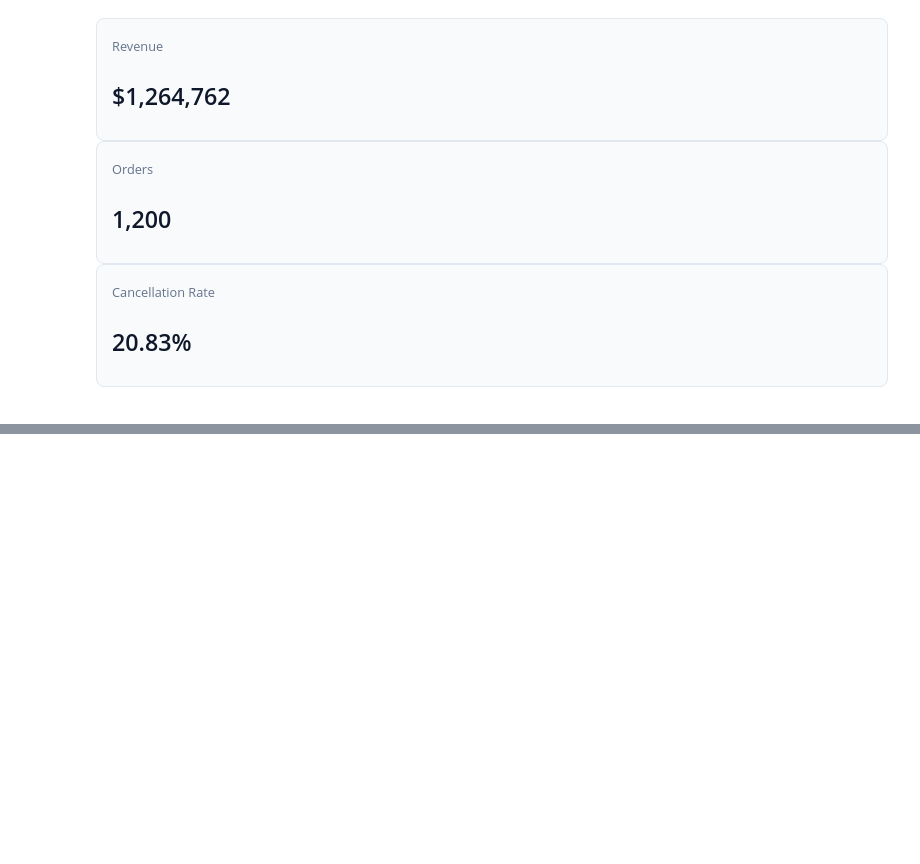
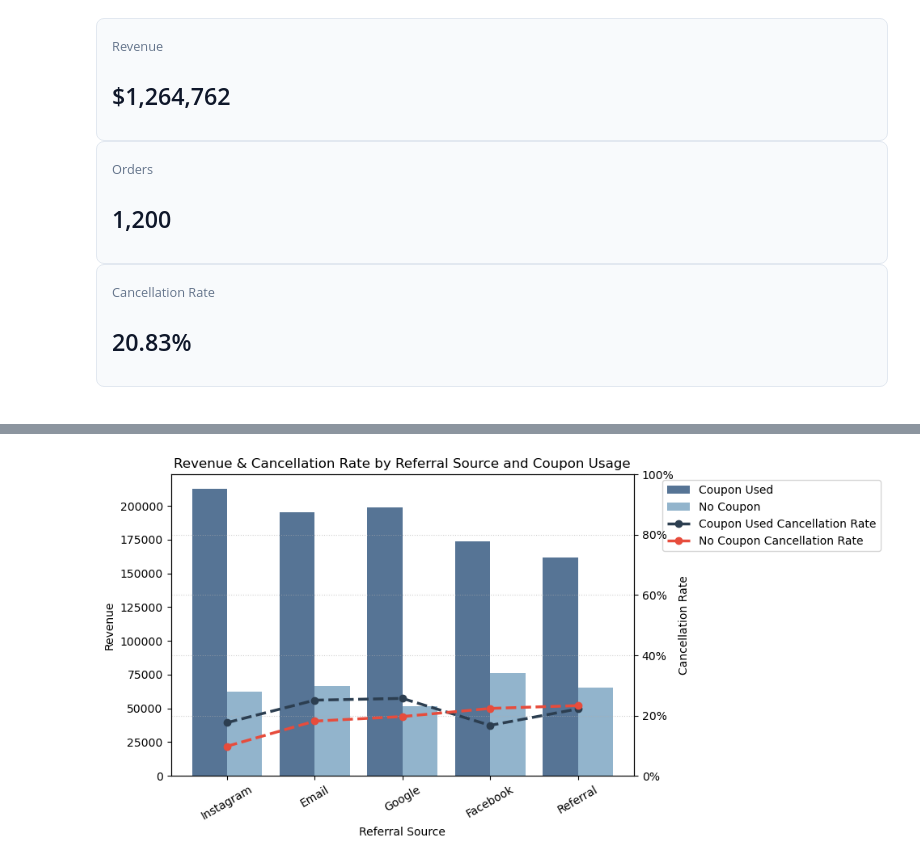
Before and after one commit to nechamamarkovitz/Ecommerce_analysis_sql, a Jupyter notebook: E_Commerce_Orders.ipynb, the cells around one changed output, grey strips where cells are left out. Saved outputs shown, nothing was run; the diff lists cells and outputs as text; code cells hidden in the pictures; blank space fills up the shorter version.

```diff
--- a/E_Commerce_Orders.ipynb
+++ b/E_Commerce_Orders.ipynb
@@ -365,0 +261,96 @@ Marketing efforts via Instagram should be further analyzed for customer lifetime
+# %%
+# Referral Source
+referral_data = filtered_df.groupby(
+    ["ReferralSource", "CouponStatus"],
+    as_index=False
+).agg(
+    revenue=("TotalPrice", "sum"),
+    cancellation_rate=("OrderStatus", lambda x: (x == "Cancelled").mean())
+)
+
+referral_order = referral_data.groupby("ReferralSource")["revenue"] \
+    .sum() \
+    .sort_values(ascending=False) \
+    .index
+
+referral_data["ReferralSource"] = pd.Categorical(
+    referral_data["ReferralSource"],
+    categories=referral_order,
+    ordered=True
+)
+referral_data = referral_data.sort_values("ReferralSource")
+
+# Create Matplotlib Figure with Dual Axis
+fig, ax1 = plt.subplots(figsize=(10, 5))
+
+# Revenue Bars
+sns.barplot(
+    data=referral_data,
+    x="ReferralSource",
+    y="revenue",
+    hue="CouponStatus",
+    palette=bar_colors,
+    ax=ax1,
+    alpha=0.85
+)
+
+ax1.set_title("Revenue & Cancellation Rate by Referral Source and Coupon Usage")
+ax1.set_xlabel("Referral Source")
+ax1.set_ylabel("Revenue")
+ax1.tick_params(axis='x', rotation=30)
+ax1.grid(False)
+
+# Create Secondary Y axis for Cancellation Rate Line
+ax2 = ax1.twinx()
+
+# Cancellation Rate Lines & Markers for each coupon status
+for coupon in referral_data["CouponStatus"].unique():
+    subset = referral_data[referral_data["CouponStatus"] == coupon]
+    ax2.plot(
+        subset["ReferralSource"],
+        subset["cancellation_rate"],
+        label=f"{coupon} Cancellation Rate",
+        color=line_colors.get(coupon, "#333333"),
+        linestyle="--",
+        linewidth=2.5,
+        marker="o"
+    )
+
+ax2.set_ylabel("Cancellation Rate")
+ax2.yaxis.set_major_formatter(plt.FuncFormatter(lambda y, _: '{:.0%}'.format(y)))
+ax2.set_ylim(0, 1)
+ax2.grid(True, linestyle=":", alpha=0.6)
+
+# Combine legends from both axes
+h1, l1 = ax1.get_legend_handles_labels()
+h2, l2 = ax2.get_legend_handles_labels()
+ax1.legend(h1 + h2, l1 + l2, loc="upper left", bbox_to_anchor=(1.05, 1), frameon=True)
+
+plt.tight_layout()
+
+plt.savefig("graph.png", dpi=300, bbox_inches='tight')
+
+from IPython.display import display, HTML
+
+def notebook_insight_box(title, text):
+    box_html = f"""
+    <div style="
+        padding: 16px;
+        background-color: #f8fafc;
+        border-left: 4px solid #2b5c8f;
+        border-radius: 6px;
+        margin: 15px 0;
+        font-family: sans-serif;
+        box-shadow: 0 1px 3px rgba(0,0,0,0.05);
+    ">
+        <span style="font-weight: bold; color: #2b5c8f; font-size: 1.1em;"> {title}</span>
+        <p style="margin-top: 8px; color: #334155; line-height: 1.5; font-size: 0.95em;">{text}</p>
+    </div>
+    """
+    display(HTML(box_html))
+
+notebook_insight_box(
+    title="Key Insight & Operational Risk",
+    text="Instagram is the leading referral source in terms of order volume, with or without coupon usage, suggesting strong acquisition performance.<br> Marketing efforts via Instagram should be further analyzed for customer lifetime value, not only acquisition volume."
+)
+# %% [output]
@@ -365,0 +360 @@ Marketing efforts via Instagram should be further analyzed for customer lifetime
+[figure, added]
```
Also changed, not shown: parts of 5 cells of this notebook.
